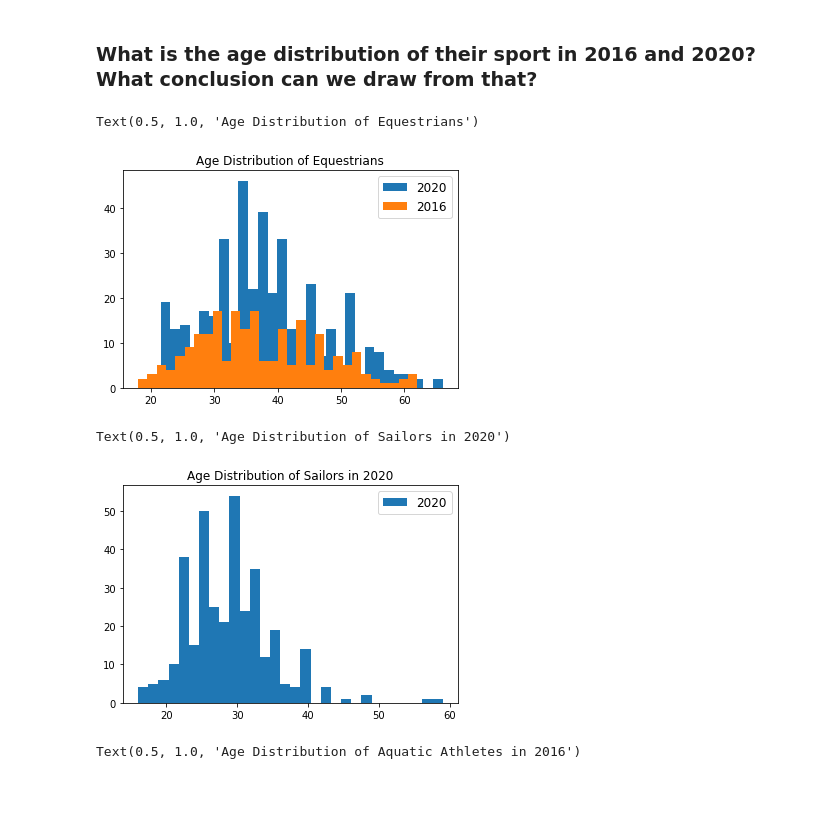
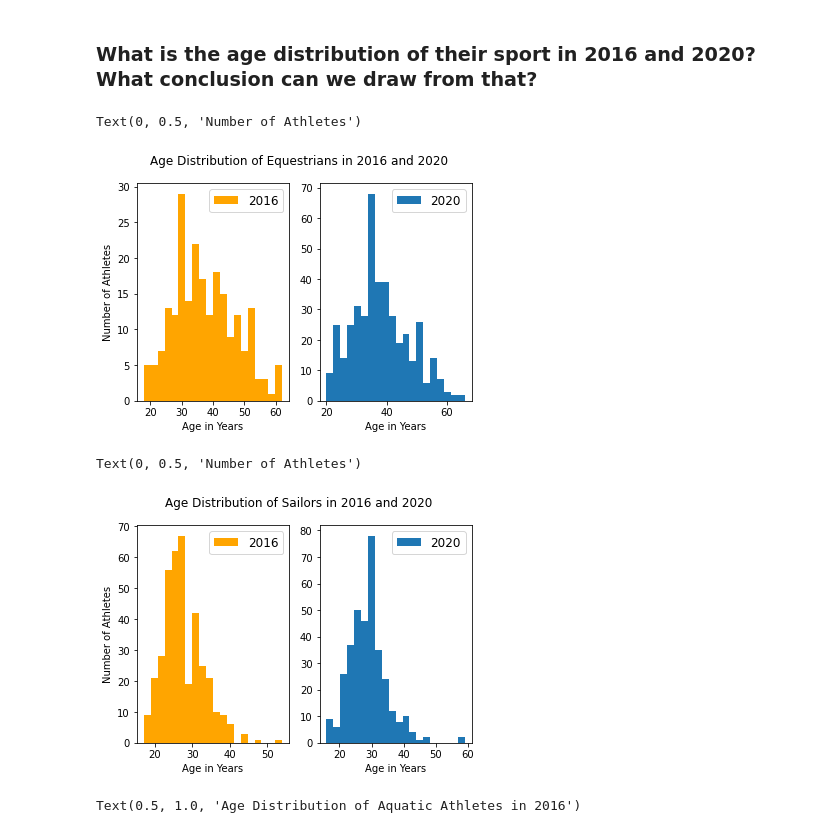
Before and after one commit to bdavis12302/2020-2016-Summer-Olympic-Data, a Jupyter notebook: DSCI235 Final Project - 2020 and 2016 Summer Olympic Data.ipynb, the cells around one changed output. Saved outputs shown, nothing was run; the diff lists cells and outputs as text; code cells hidden in the pictures; blank space fills up the shorter version.

```diff
--- a/DSCI235 Final Project - 2020 and 2016 Summer Olympic Data.ipynb
+++ b/DSCI235 Final Project - 2020 and 2016 Summer Olympic Data.ipynb
@@ -242,28 +255,42 @@ plt.legend(loc='upper right', fontsize='12');
  ### What is the age distribution of their sport in 2016 and 2020? What conclusion can we draw from that?
 # %%
 %matplotlib inline
-num_bins=30
+num_bins=20
+equestrianAge2020 = olympics2020[olympics2020['Sport'] == 'Equestrian']['Age']
 equestrianAge2016 = olympics2016[olympics2016['sport'] == 'equestrian']['age']
-equestrianAge2020 = olympics2020[olympics2020['Sport'] == 'Equestrian']['Age']
+plt.subplot(122)
 plt.hist(equestrianAge2020, num_bins, label="2020")
-plt.hist(equestrianAge2016, num_bins, label="2016")
 plt.legend(loc='upper right', fontsize='12');
-plt.title("Age Distribution of Equestrians")
+plt.xlabel("Age in Years")
+plt.subplot(121)
+plt.hist(equestrianAge2016, num_bins, label="2016", color='orange')
+plt.legend(loc='upper right', fontsize='12');
+plt.suptitle("Age Distribution of Equestrians in 2016 and 2020")
+plt.xlabel("Age in Years")
+plt.ylabel("Number of Athletes")
 # Lots of Equestrians among older athletes
 # %% [output]
-Text(0.5, 1.0, 'Age Distribution of Equestrians')
+Text(0, 0.5, 'Number of Athletes')
-[figure, old version]
+[figure, new version]
 # %%
 %matplotlib inline
-num_bins=30
+num_bins=20
 sailingAge2020 = olympics2020[olympics2020['Sport'] == 'Sailing']['Age']
+sailingAge2016 = olympics2016[olympics2016['sport'] == 'sailing']['age']
+plt.subplot(122)
 plt.hist(sailingAge2020, num_bins, label="2020")
 plt.legend(loc='upper right', fontsize='12');
-plt.title("Age Distribution of Sailors in 2020")
+plt.xlabel("Age in Years")
+plt.subplot(121)
+plt.hist(sailingAge2016, num_bins, label="2016", color='orange')
+plt.legend(loc='upper right', fontsize='12');
+plt.suptitle("Age Distribution of Sailors in 2016 and 2020")
+plt.xlabel("Age in Years")
+plt.ylabel("Number of Athletes")
 # A few sailors among older athletes
 # %% [output]
-Text(0.5, 1.0, 'Age Distribution of Sailors in 2020')
+Text(0, 0.5, 'Number of Athletes')
-[figure, old version]
+[figure, new version]
 # %%
 %matplotlib inline
 num_bins=35
```
Also changed, not shown: parts of 11 cells of this notebook.
